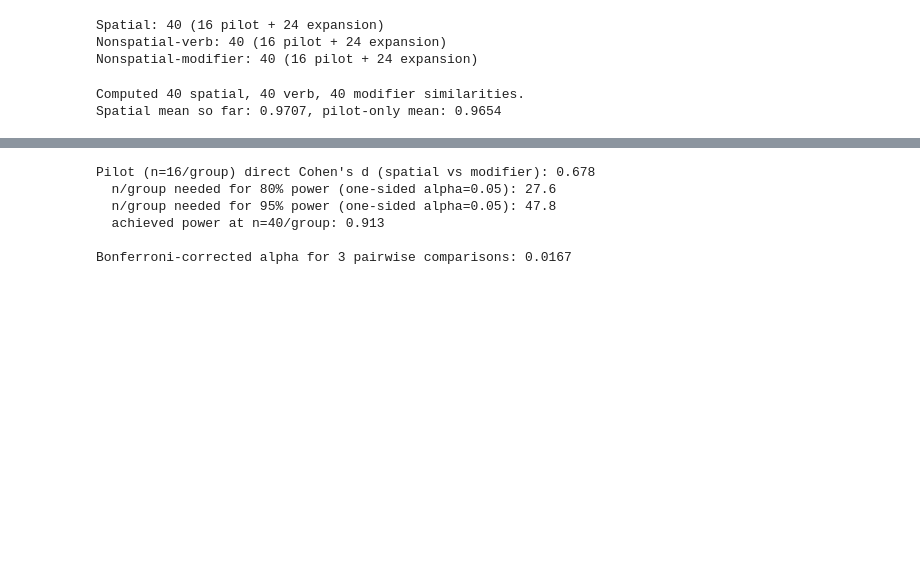
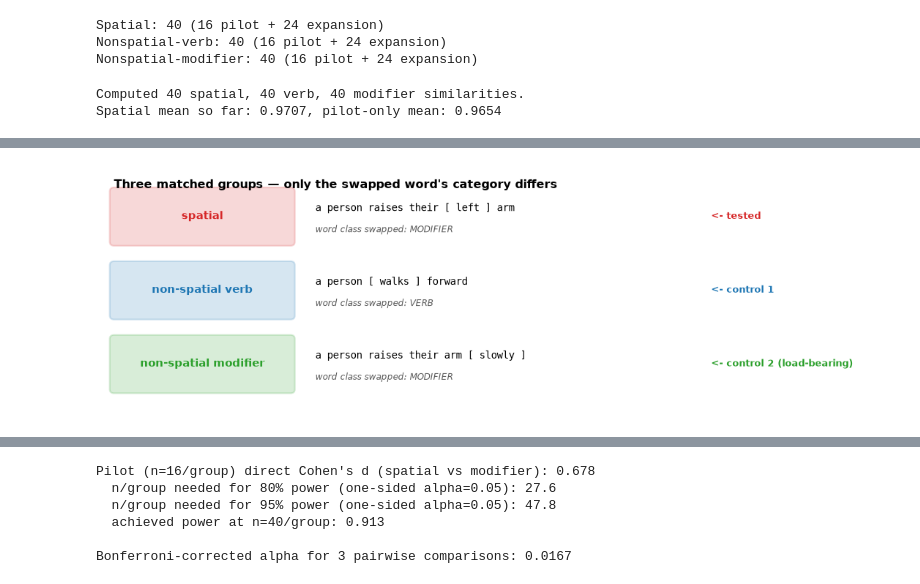
Before and after one commit to mjsushanth/T2P-motion-gen-redo, a Jupyter notebook: notebooks/01_clip_spatial_blindness.ipynb, the cells around one changed output, grey strips where cells are left out. Drawn from its saved outputs; the diff is of its cells as text; code cells hidden in the pictures; blank space fills up the shorter version.

```diff
--- a/notebooks/01_clip_spatial_blindness.ipynb
+++ b/notebooks/01_clip_spatial_blindness.ipynb
@@ -293,0 +383,25 @@ conclusion — not to keep adding pairs until something clears 0.05.
+# %%
+# Design diagram: what varies in each group, drawn rather than described
+import matplotlib.pyplot as plt
+from matplotlib.patches import FancyBboxPatch
+
+fig, ax = plt.subplots(figsize=(11, 3.6))
+ax.set_xlim(0, 11); ax.set_ylim(0, 3.6); ax.axis("off")
+rows = [
+    (2.55, "spatial",             "a person raises their [ left ] arm",   "MODIFIER",  "tab:red",   "<- tested"),
+    (1.45, "non-spatial verb",    "a person [ walks ] forward",           "VERB",      "tab:blue",  "<- control 1"),
+    (0.35, "non-spatial modifier","a person raises their arm [ slowly ]", "MODIFIER",  "tab:green", "<- control 2 (load-bearing)"),
+]
+for y, name, example, wclass, color, note in rows:
+    ax.add_patch(FancyBboxPatch((0.15, y), 2.5, 0.75, boxstyle="round,pad=0.06",
+                                facecolor=color, alpha=0.18, edgecolor=color, linewidth=1.6))
+    ax.text(1.40, y + 0.38, name, ha="center", va="center", fontsize=10.5, weight="bold", color=color)
+    ax.text(3.0, y + 0.50, example, ha="left", va="center", fontsize=10, family="monospace")
+    ax.text(3.0, y + 0.18, f"word class swapped: {wclass}", ha="left", va="center",
+            fontsize=8.5, style="italic", color="0.35")
+    ax.text(8.6, y + 0.38, note, ha="left", va="center", fontsize=9, color=color, weight="bold")
+ax.text(0.15, 3.35, "Three matched groups — only the swapped word's category differs",
+        fontsize=11.5, weight="bold")
+plt.tight_layout(); plt.savefig("01_fig_design.png", dpi=110); plt.show()
+# %% [output]
+[figure, added]
```
Also changed, not shown: parts of 26 cells of this notebook, 3 other files.
